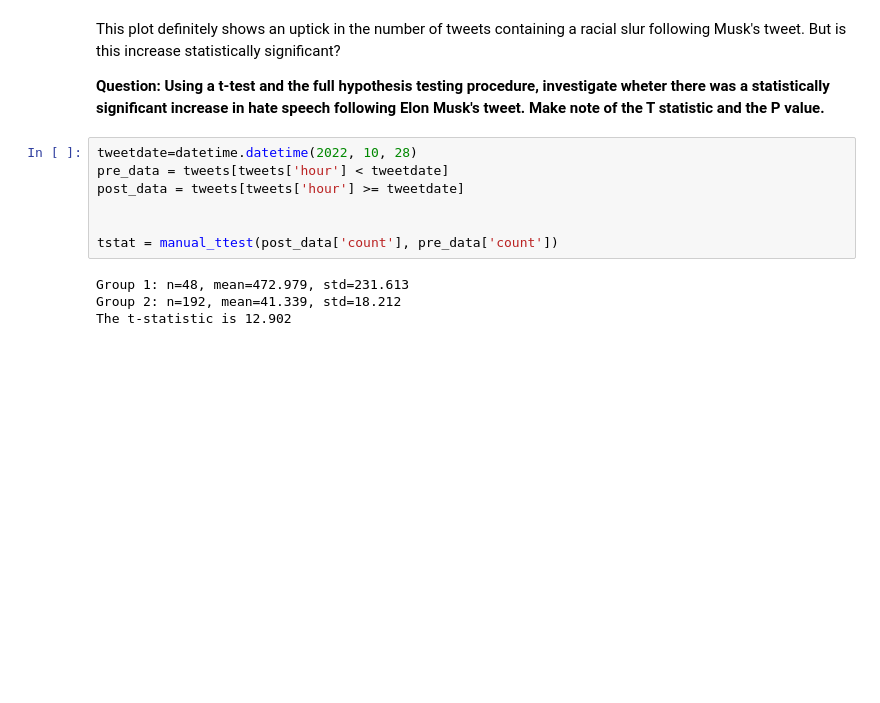
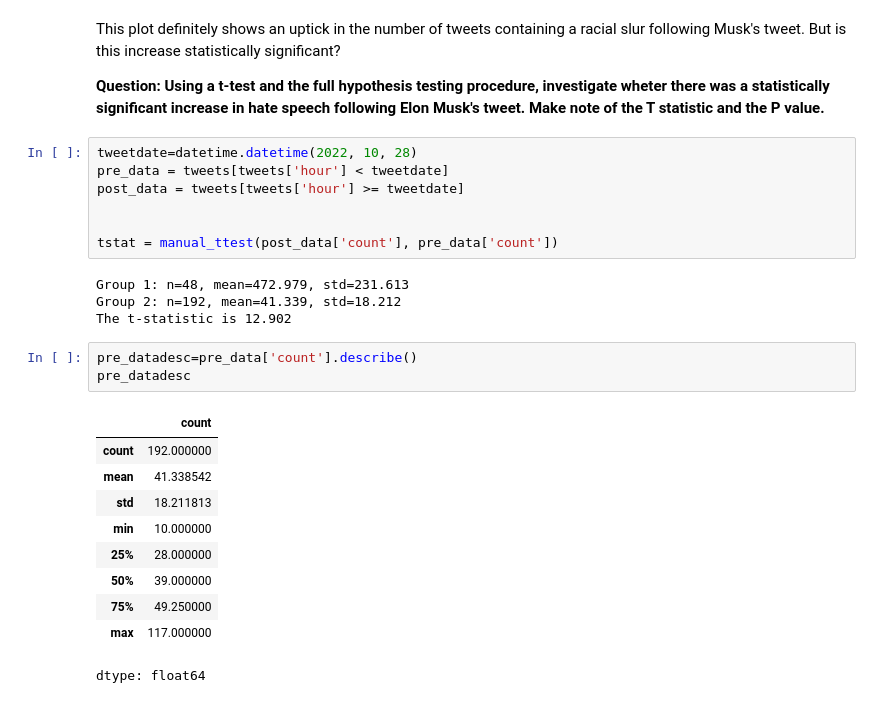
Before and after one commit to 4dri4ne/QM2, a Jupyter notebook: notebooks/W06. Hypothesis Testing.ipynb, the cells around one changed output. Drawn from its saved outputs; the diff is of its cells as text; blank space fills up the shorter version.

```diff
--- a/notebooks/W06. Hypothesis Testing.ipynb
+++ b/notebooks/W06. Hypothesis Testing.ipynb
@@ -332,3 +332,17 @@ tstat = manual_ttest(post_data['count'], pre_data['count'])
 Group 1: n=48, mean=472.979, std=231.613
 Group 2: n=192, mean=41.339, std=18.212
 The t-statistic is 12.902
+# %%
+pre_datadesc=pre_data['count'].describe()
+pre_datadesc
+# %% [output]
+|  | count |
+| count | 192.000000 |
+| mean | 41.338542 |
+| std | 18.211813 |
+| min | 10.000000 |
+| 25% | 28.000000 |
+| 50% | 39.000000 |
+| 75% | 49.250000 |
+| max | 117.000000 |
+dtype: float64
```
Also changed, not shown: parts of 11 cells of this notebook.
